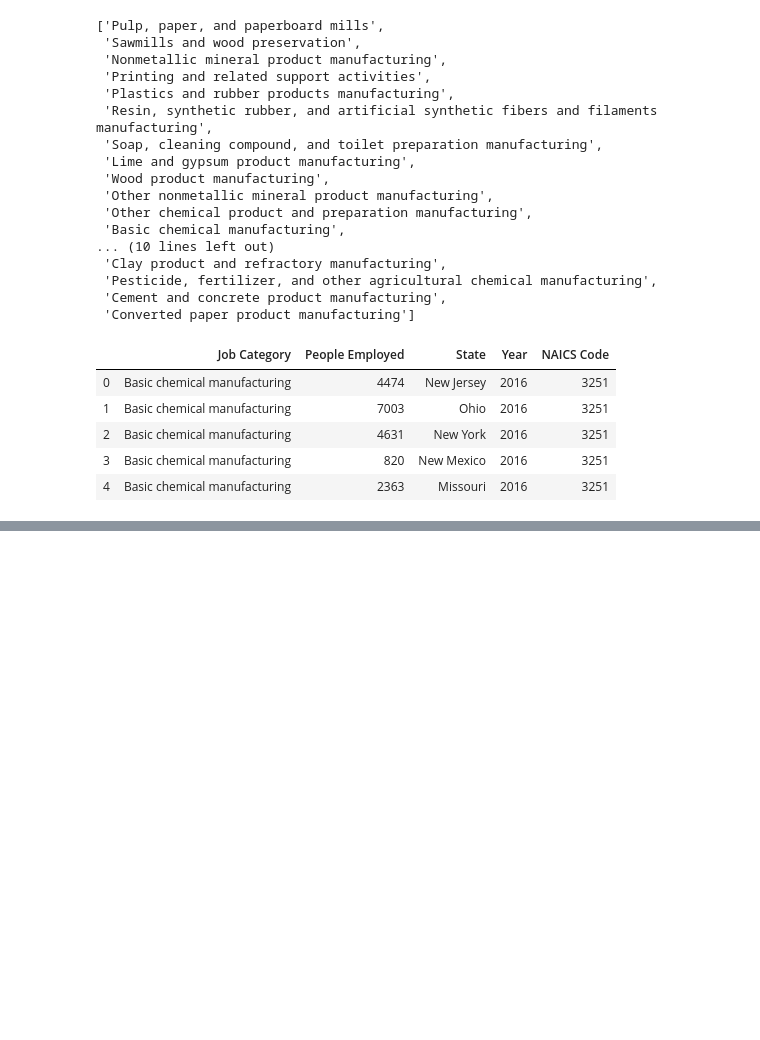
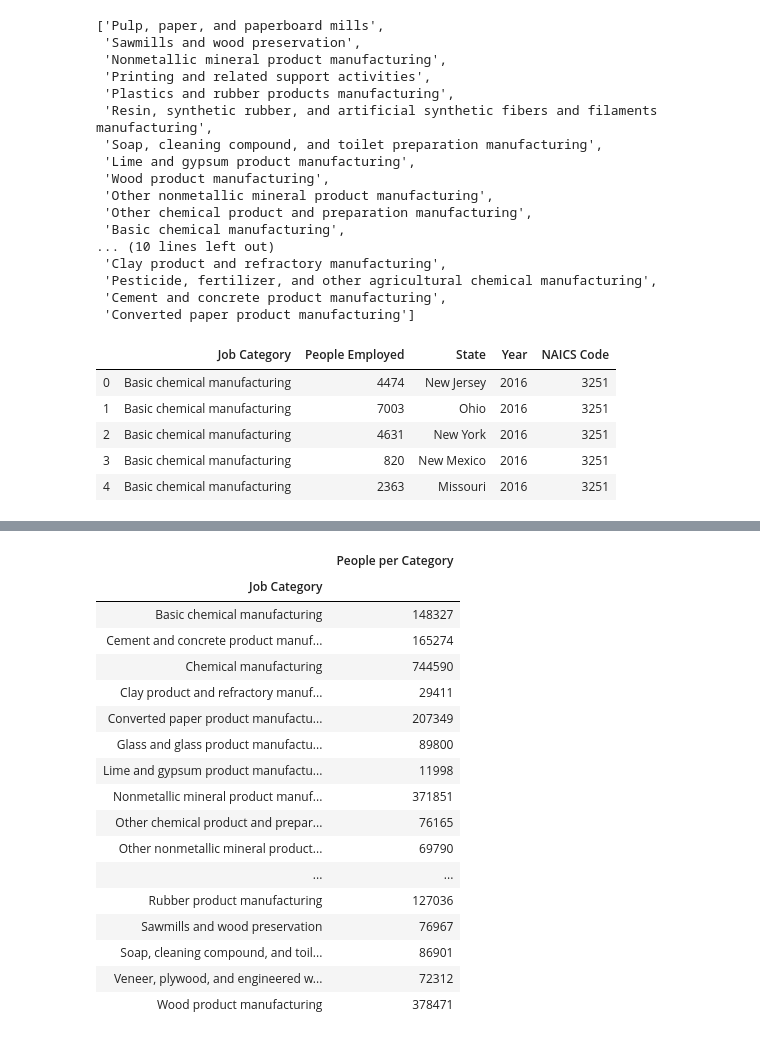
Before and after one commit to settinge/Cancer-and-Nonbiological-Variables, a Jupyter notebook: Test.ipynb, the cells around one changed output, grey strips where cells are left out. Saved outputs shown, nothing was run; the diff lists cells and outputs as text; code cells hidden in the pictures; blank space fills up the shorter version.

```diff
--- a/Test.ipynb
+++ b/Test.ipynb
@@ -141,3 +174,28 @@ TypeError: f() takes 1 positional argument but 2 were given
+# %%
+total_manufac_category = manufac_by_industry.groupby(["Job Category"])
+workers_per_category = total_manufac_category["People Employed"].sum()
+# %%
+People_per_manu_cat = pd.DataFrame({"People per Category":workers_per_category})
+People_per_manu_cat
+# %% [output]
+|  | People per Category |
+| Job Category |  |
+| Basic chemical manufacturing | 148327 |
+| Cement and concrete product manuf... | 165274 |
+| Chemical manufacturing | 744590 |
+| Clay product and refractory manuf... | 29411 |
+| Converted paper product manufactu... | 207349 |
+| Glass and glass product manufactu... | 89800 |
+| Lime and gypsum product manufactu... | 11998 |
+| Nonmetallic mineral product manuf... | 371851 |
+| Other chemical product and prepar... | 76165 |
+| Other nonmetallic mineral product... | 69790 |
+| ... | ... |
+| Rubber product manufacturing | 127036 |
+| Sawmills and wood preservation | 76967 |
+| Soap, cleaning compound, and toil... | 86901 |
+| Veneer, plywood, and engineered w... | 72312 |
+| Wood product manufacturing | 378471 |
 # %%
 #Exporting
 manufac_by_state.to_csv("CSV Files/Manufacturing Jobs by State", index=False, header=True)
```
Also changed, not shown: parts of 7 cells of this notebook, 2 other files.
